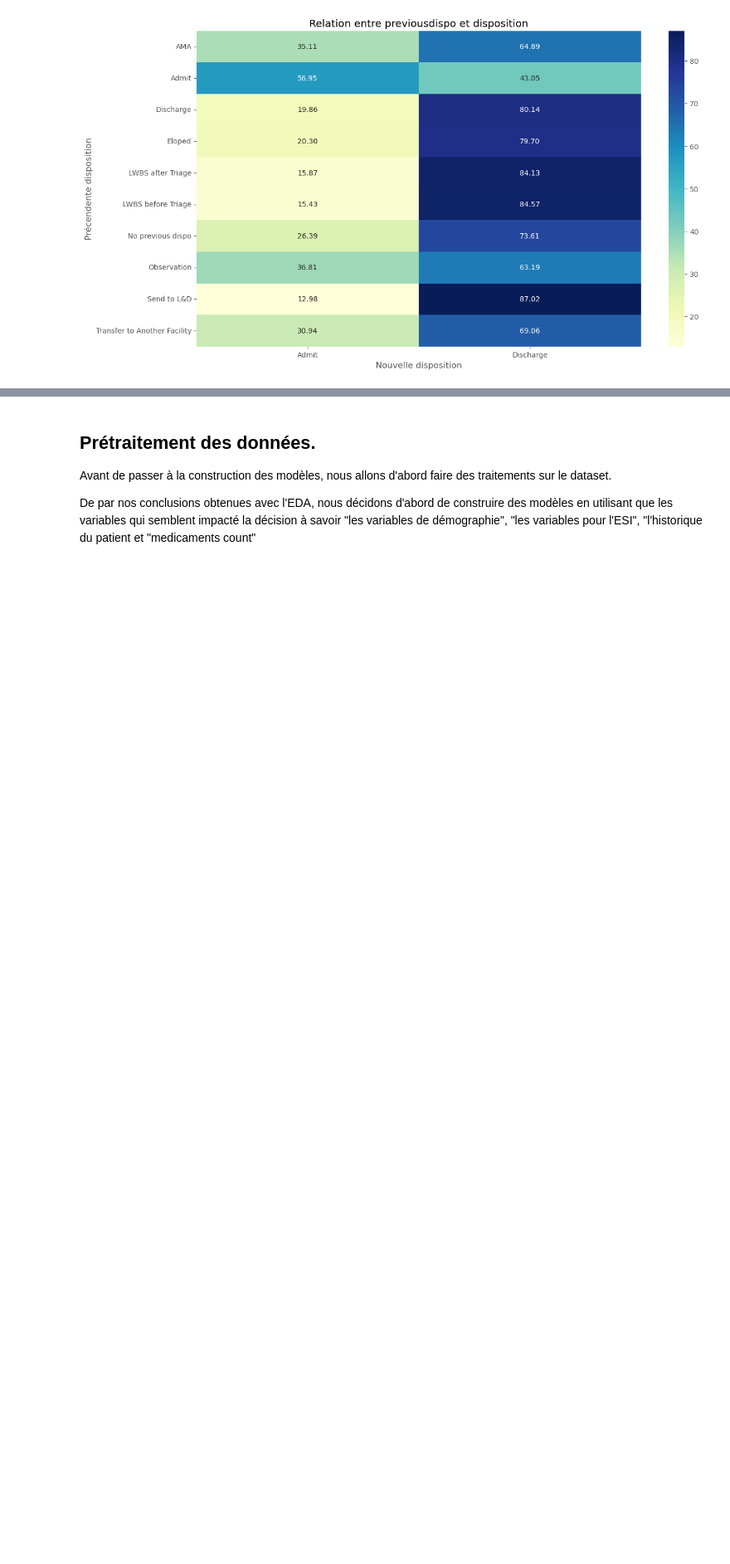
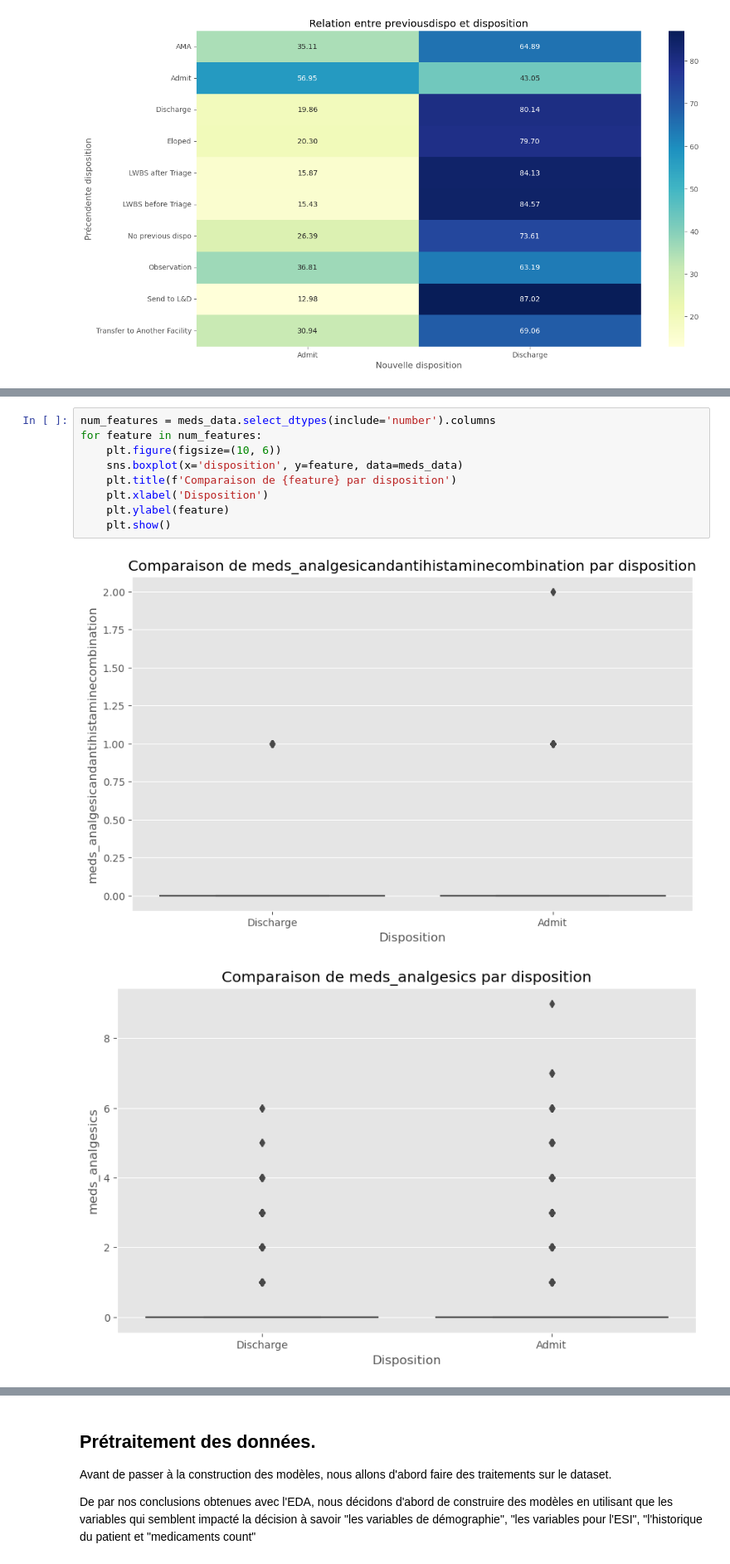
Before and after one commit to Mawbhe/Predicting-hospital-admission, a Jupyter notebook: main.ipynb, the cells around one changed output, grey strips where cells are left out. Shown at 83% size. Drawn from its saved outputs; the diff is of its cells as text; blank space fills up the shorter version.

```diff
--- a/main.ipynb
+++ b/main.ipynb
@@ -650,0 +691,12 @@ plt.show()
+# %%
+num_features = meds_data.select_dtypes(include='number').columns
+for feature in num_features:
+    plt.figure(figsize=(10, 6))
+    sns.boxplot(x='disposition', y=feature, data=meds_data)
+    plt.title(f'Comparaison de {feature} par disposition')
+    plt.xlabel('Disposition')
+    plt.ylabel(feature)
+    plt.show()
+# %% [output]
+[figure, added]
+[figure, added]
```
Also changed, not shown: parts of 48 cells of this notebook.
